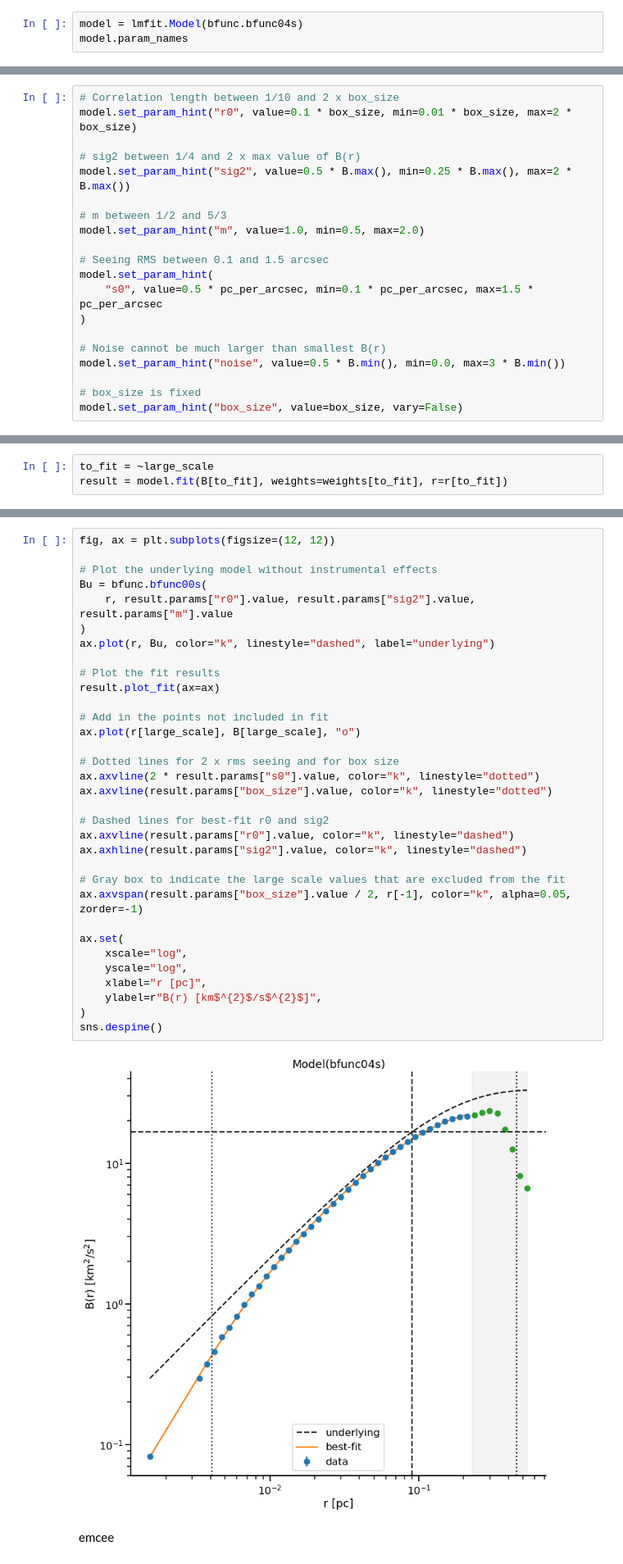
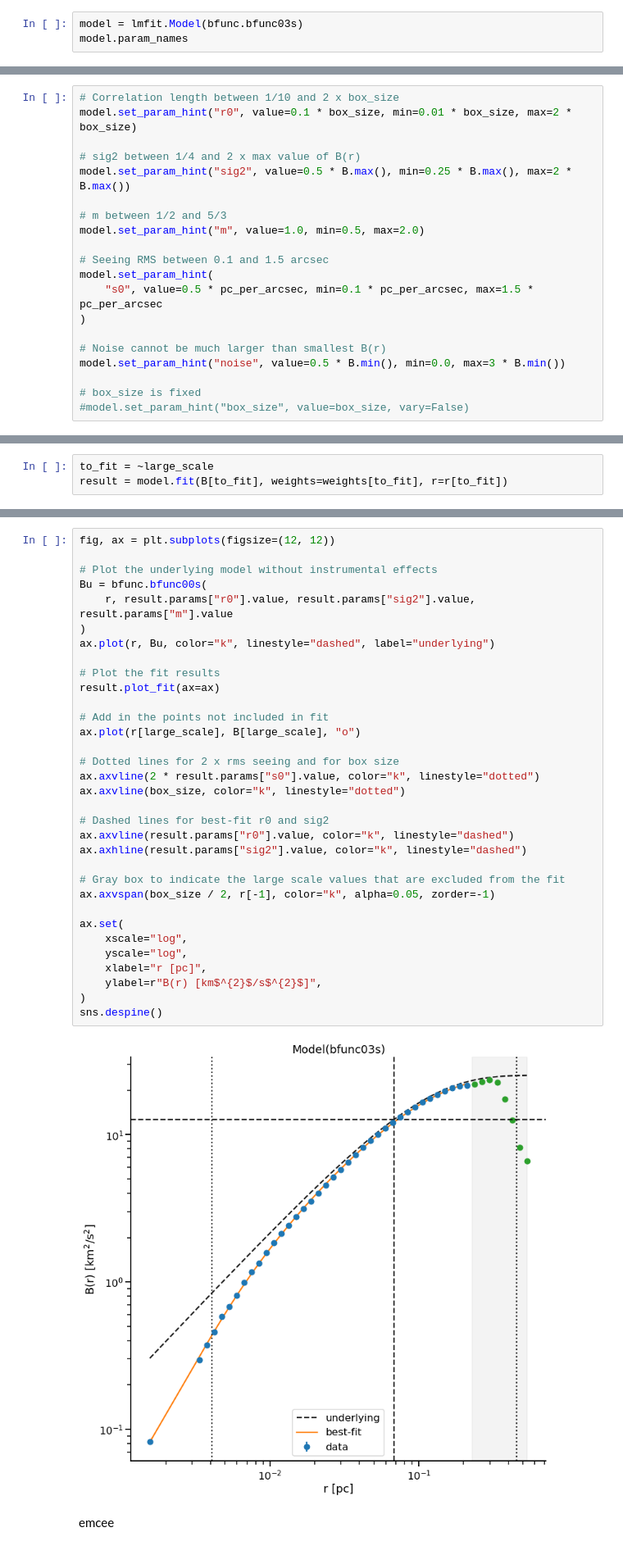
Before and after one commit to JavGVastro/PhD.Paper, a Jupyter notebook: CIOrionS.ipynb, the cells around one changed output, grey strips where cells are left out. Shown at 82% size. Drawn from its saved outputs; the diff is of its cells as text.

Commit message:
Re-run emcee fits for Orion core
Now using correct version of finite map effect.  Note that the pickle
file in Results/ folder is not included in the git repo

```diff
--- a/CIOrionS.ipynb
+++ b/CIOrionS.ipynb
@@ -42,6 +42,6 @@ B[K] = np.mean(B[:K])
 r = r[K:]
 B = B[K:]
 # %%
-model = lmfit.Model(bfunc.bfunc04s)
+model = lmfit.Model(bfunc.bfunc03s)
 model.param_names
 # %% [output]
@@ -65,7 +65,7 @@ model.set_param_hint(
 model.set_param_hint("noise", value=0.5 * B.min(), min=0.0, max=3 * B.min())
 
 # box_size is fixed
-model.set_param_hint("box_size", value=box_size, vary=False)
+#model.set_param_hint("box_size", value=box_size, vary=False)
 # %%
 pd.DataFrame(model.param_hints)
 # %% [output]
@@ -121,36 +119,36 @@ fig, ax = plt.subplots(figsize=(12, 12))
 
 # Plot the underlying model without instrumental effects
 Bu = bfunc.bfunc00s(
     r, result.params["r0"].value, result.params["sig2"].value, result.params["m"].value
 )
 ax.plot(r, Bu, color="k", linestyle="dashed", label="underlying")
 
 # Plot the fit results
 result.plot_fit(ax=ax)
 
 # Add in the points not included in fit
 ax.plot(r[large_scale], B[large_scale], "o")
 
 # Dotted lines for 2 x rms seeing and for box size
 ax.axvline(2 * result.params["s0"].value, color="k", linestyle="dotted")
-ax.axvline(result.params["box_size"].value, color="k", linestyle="dotted")
+ax.axvline(box_size, color="k", linestyle="dotted")
 
 # Dashed lines for best-fit r0 and sig2
 ax.axvline(result.params["r0"].value, color="k", linestyle="dashed")
 ax.axhline(result.params["sig2"].value, color="k", linestyle="dashed")
 
 # Gray box to indicate the large scale values that are excluded from the fit
-ax.axvspan(result.params["box_size"].value / 2, r[-1], color="k", alpha=0.05, zorder=-1)
+ax.axvspan(box_size / 2, r[-1], color="k", alpha=0.05, zorder=-1)
 
 ax.set(
     xscale="log",
     yscale="log",
     xlabel="r [pc]",
     ylabel=r"B(r) [km$^{2}$/s$^{2}$]",
 )
 sns.despine()
 # %% [output]
-[figure, old version]
+[figure, new version]
 # %% [markdown]
 emcee
 # %%
```
Also changed, not shown: parts of 11 cells of this notebook, 4 other files.
